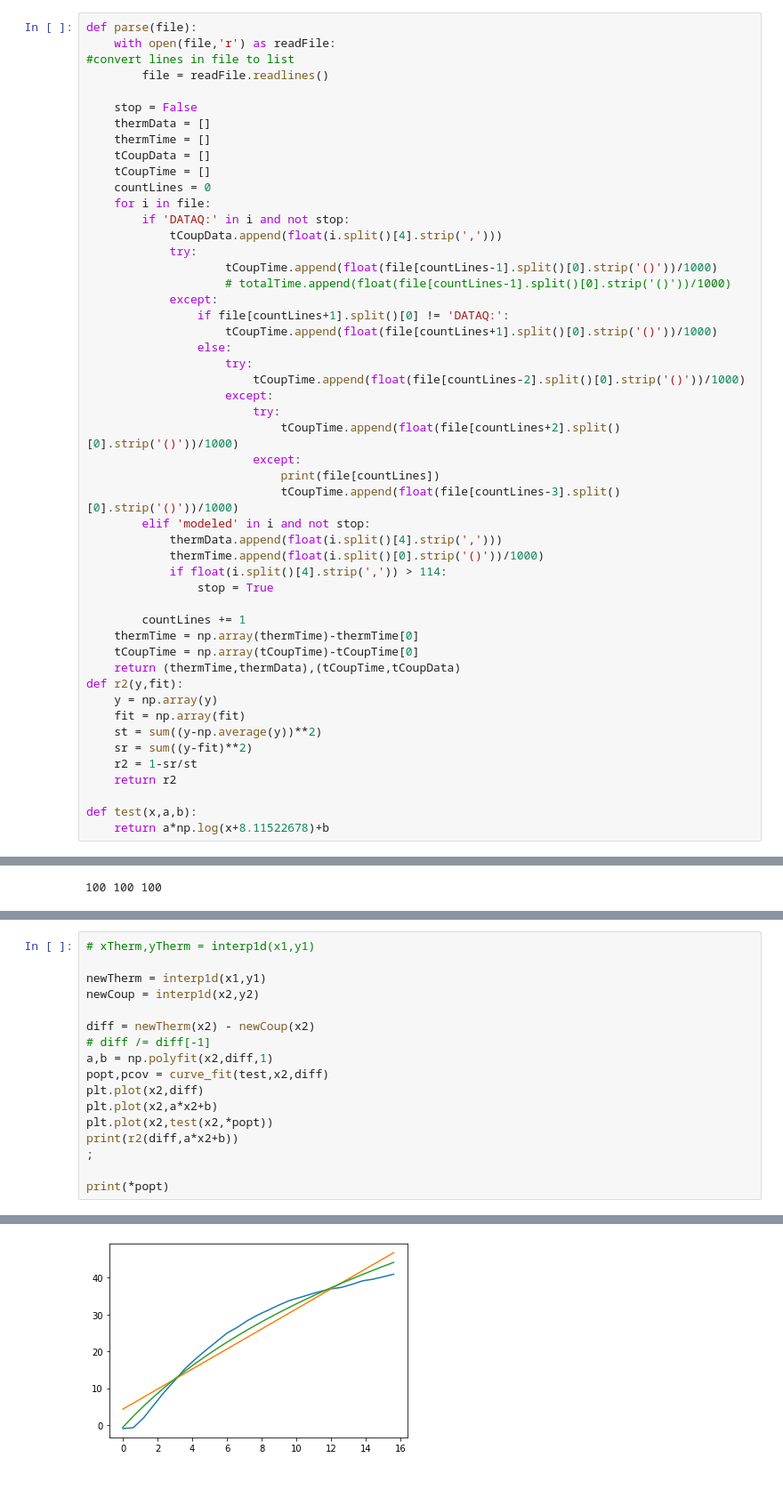
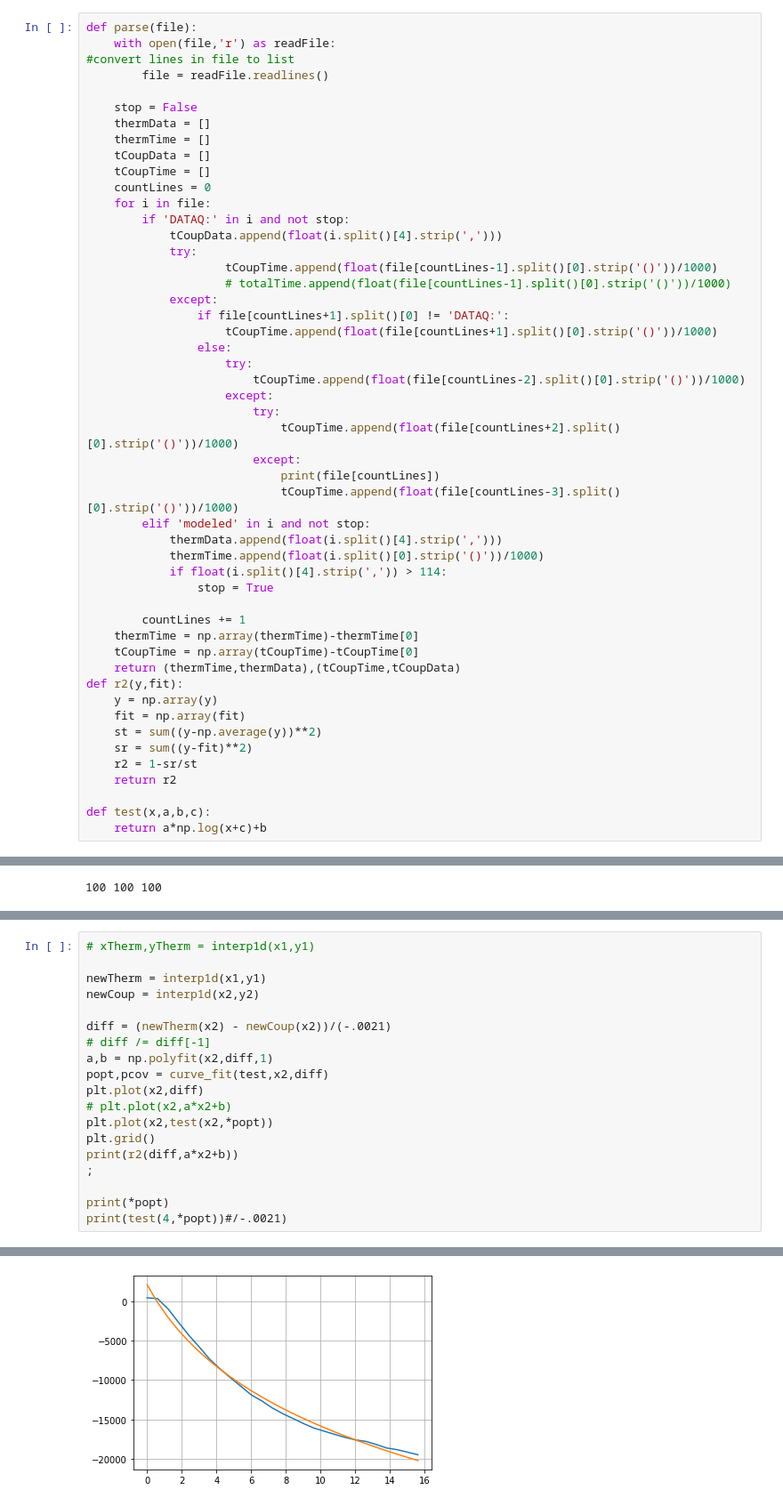
Before and after one commit to joshlwhitehead/work, a Jupyter notebook: analysis/heat/dataqstuff/modelV4/looseTC.ipynb, the cells around one changed output, grey strips where cells are left out. Shown at 89% size. Cells and saved outputs as stored; diff of their text form.

```diff
--- a/analysis/heat/dataqstuff/modelV4/looseTC.ipynb
+++ b/analysis/heat/dataqstuff/modelV4/looseTC.ipynb
@@ -50,8 +50,8 @@ def r2(y,fit):
     r2 = 1-sr/st
     return r2
 
-def test(x,a,b):
-    return a*np.log(x+8.11522678)+b
+def test(x,a,b,c):
+    return a*np.log(x+c)+b
 # %%
 file = 'data/JW_mod4_tcInMiddle_1.txt'
 file2 = 'data/JW_mod4_tcInMiddleWithCupFail_2.txt'
@@ -154,15 +154,17 @@ plt.show()
 newTherm = interp1d(x1,y1)
 newCoup = interp1d(x2,y2)
 
-diff = newTherm(x2) - newCoup(x2)
+diff = (newTherm(x2) - newCoup(x2))/(-.0021)
 # diff /= diff[-1]
 a,b = np.polyfit(x2,diff,1)
 popt,pcov = curve_fit(test,x2,diff)
 plt.plot(x2,diff)
-plt.plot(x2,a*x2+b)
+# plt.plot(x2,a*x2+b)
 plt.plot(x2,test(x2,*popt))
+plt.grid()
 print(r2(diff,a*x2+b))
 ;
 
 print(*popt)
+print(test(4,*popt))#/-.0021)
 # %% [output]
@@ -171,4 +174,4 @@ print(*popt)
-[figure, old version]
+[figure, new version]
 # %%
 from scipy.integrate import odeint
 k = 180
```
Also changed, not shown: parts of 4 cells of this notebook, 10 other files.
